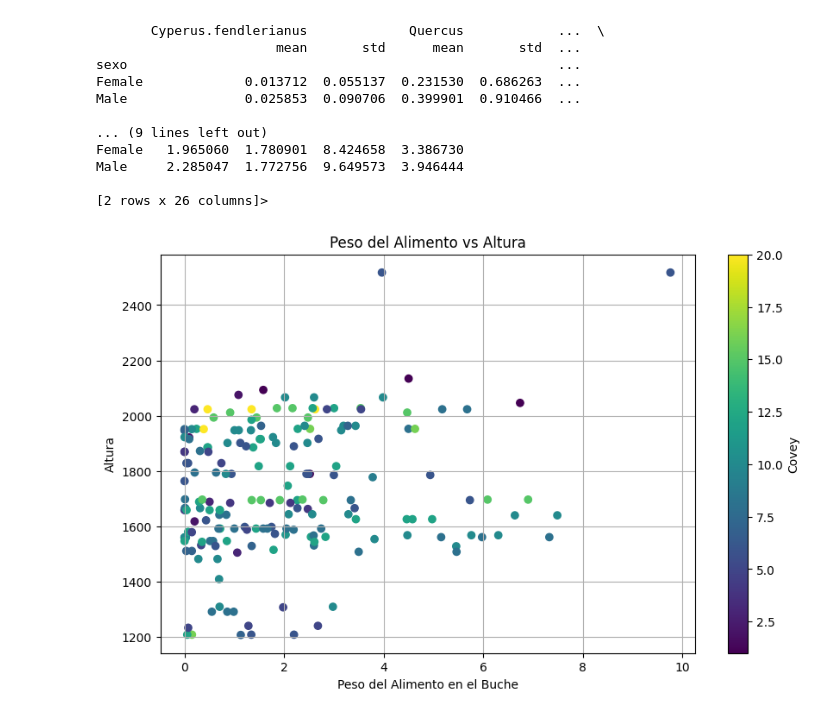
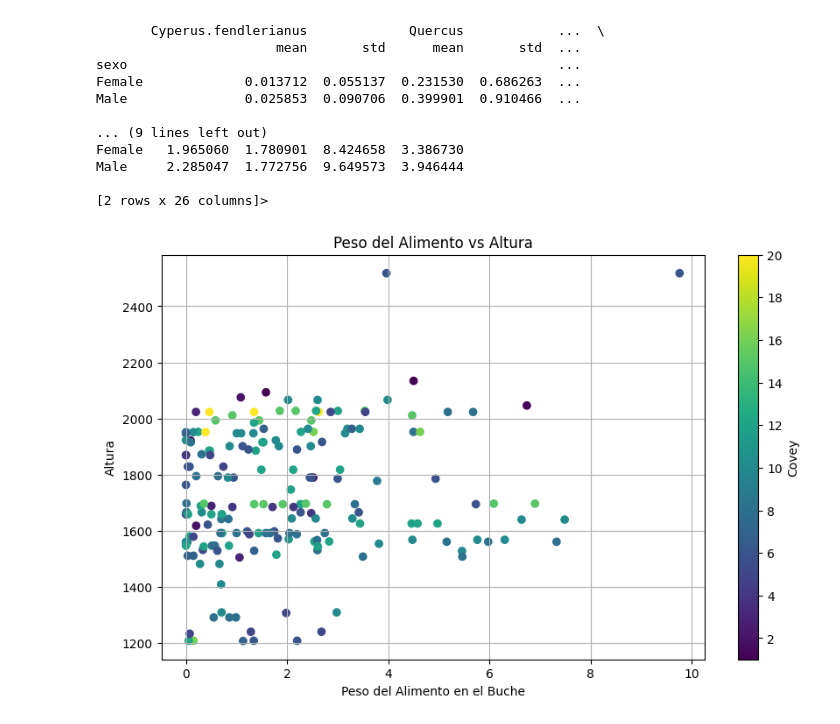
Before and after one commit to fofojaramillo/codornices-proyecto, a Jupyter notebook: eda.ipynb, the cells around one changed output. Drawn from its saved outputs; the diff is of its cells as text; code cells hidden in the pictures.

Commit message:
scatter-fix

```diff
--- a/eda.ipynb
+++ b/eda.ipynb
@@ -425,25 +425,30 @@ for column in interesting_col_MH:
 # %%
 # Filtrar registros que no tengan valores nulos en las columnas relevantes
 df_con_datos = df_grouped.dropna(subset=['peso total', 'altitud', 'covey'])
 
 # Crear un scatter plot
 plt.figure(figsize=(10, 6))
 
 # Utiliza el método scatter de matplotlib con el tamaño y el color especificados por 'covey'
 scatter = plt.scatter(df_con_datos['peso total'], df_con_datos['altitud'],
                       c=df_con_datos['covey'], cmap='viridis')
 
 # Agregar una barra de colores para representar la variable 'covey'
 cbar = plt.colorbar(scatter)
+
+# Establecer intervalos de ticks en la barra de colores para que sean valores enteros
+cbar.locator = plt.MaxNLocator(integer=True)
+cbar.update_ticks()
+
 cbar.set_label('Covey')
 
 # Añadir etiquetas y título
 plt.title('Peso del Alimento vs Altura')
 plt.xlabel('Peso del Alimento en el Buche')
 plt.ylabel('Altura')
 plt.grid(True)
 
 # Mostrar el gráfico
 plt.show()
 # %% [output]
-[figure, old version]
+[figure, new version]
```
